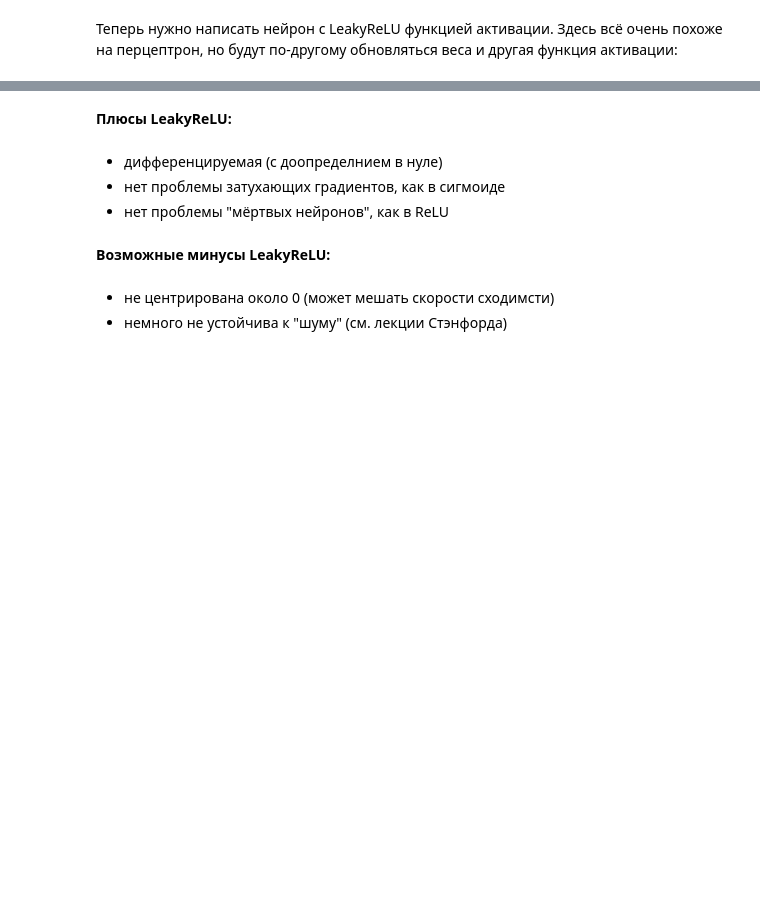
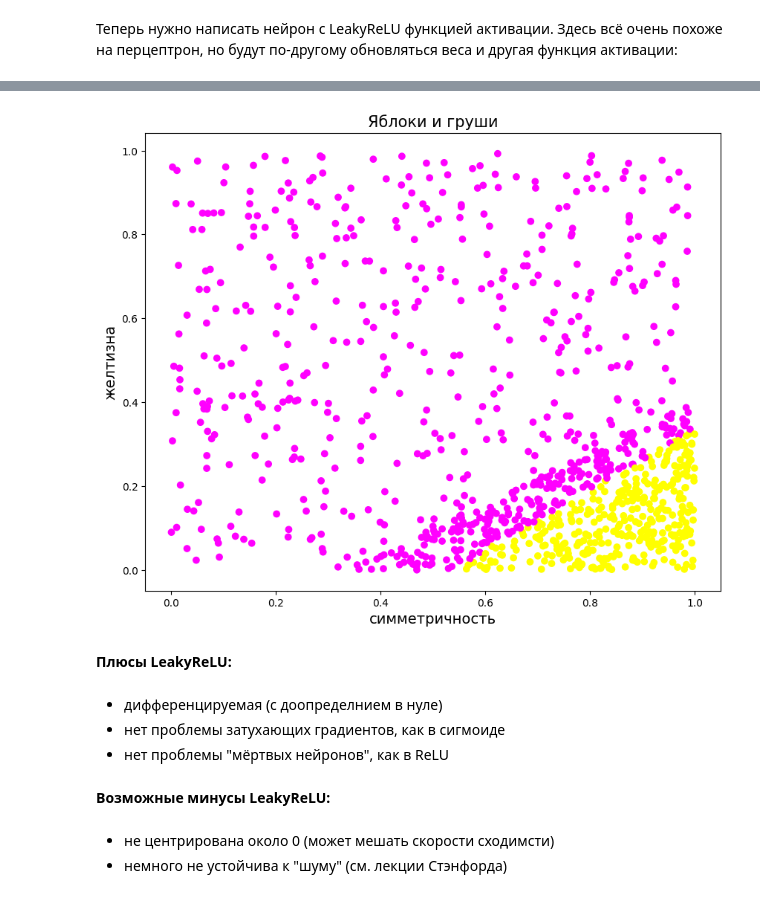
Before and after one commit to Patisson4/ML, a Jupyter notebook: lab6p2.ipynb, the cells around one changed output, grey strips where cells are left out. Cells and saved outputs as stored; diff of their text form; code cells hidden in the pictures; blank space fills up the shorter version.

```diff
--- a/lab6p2.ipynb
+++ b/lab6p2.ipynb
@@ -347,3 +434,12 @@ class NeuronLeakyReLU:
+# %%
+plt.figure(figsize=(10, 8))
+plt.scatter(data.iloc[:, 0], data.iloc[:, 1], c=np.array(neuron.predict(X)).ravel(), cmap='spring')
+plt.title('Яблоки и груши', fontsize=15)
+plt.xlabel('симметричность', fontsize=14)
+plt.ylabel('желтизна', fontsize=14)
+plt.show();
+# %% [output]
+[figure, added]
 # %% [markdown]
 **Плюсы LeakyReLU:**
 # %% [markdown]
```
Also changed, not shown: parts of 24 cells of this notebook, 1 other file.
